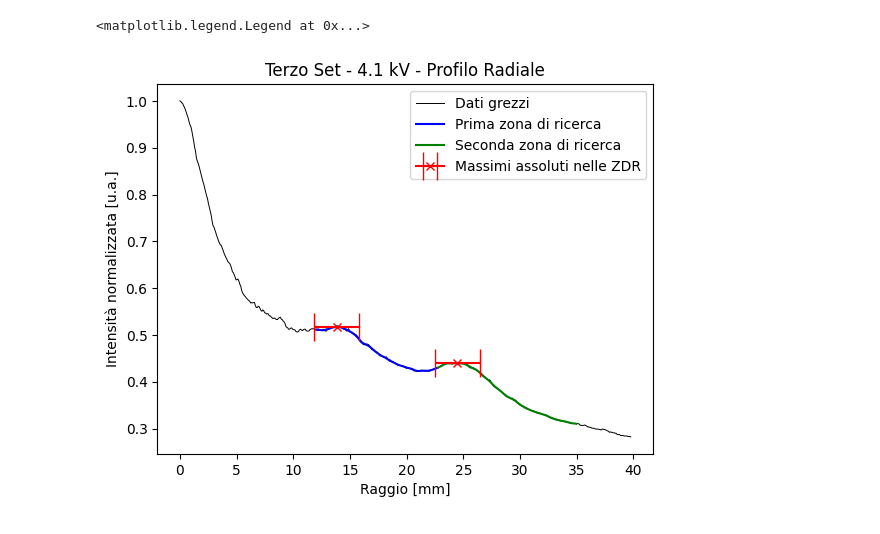
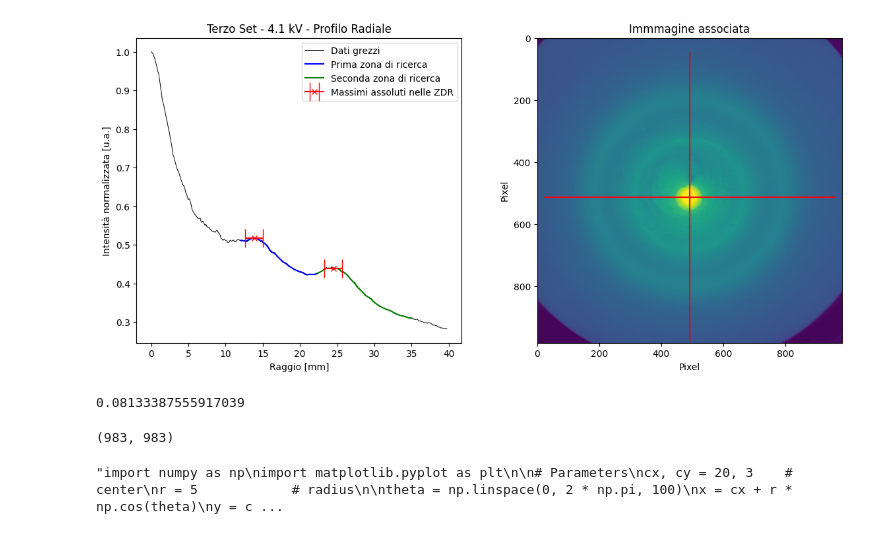
Before and after one commit to carmelo-palazzo/Analisi_Dati_DOP, a Jupyter notebook: codice_chenka_2.ipynb, the cells around one changed output. Cells and saved outputs as stored; diff of their text form; code cells hidden in the pictures.

```diff
--- a/codice_chenka_2.ipynb
+++ b/codice_chenka_2.ipynb
@@ -239,37 +269,82 @@ x=x*risultati[file]['Pixel_in_mm']
 y=risultati[file]['Fold'][:-2]
 
 #array di y passato sotto la media mobile
 y_med=media_mobile_conv(y, 9)
 
 #fette di dati tra le rette di soglia definite arbitrariamente
 cut_1_x, cut_1_y = taglia_dati(x, y_med, retta_1, retta_2)
 cut_2_x, cut_2_y = taglia_dati(x, y_med, retta_2, 35)
+
+
+plt.figure(figsize=(14,6))
+plt.subplot(121)
 plt.title('Terzo Set - 4.1 kV - Profilo Radiale')
 plt.xlabel('Raggio [mm]')
 plt.ylabel('Intensità normalizzata [u.a.]')
 
 #dati originari
-plt.plot(x,
+plt.plot(
+            x,
             y,
             linewidth=.7,
-            c='black')
+            c='black'
+        )
 
 #fette di dati passate sotto media mobile
 plt.plot(cut_1_x, cut_1_y, c='blue')
 plt.plot(cut_2_x, cut_2_y, c='green')
 
 #indici dei massimi locali all'interno delle fette
 max_1=np.argmax(cut_1_y)
 max_2=np.argmax(cut_2_y)
 
 #inserimento dei massimi
 plt.errorbar(cut_1_x[max_1], cut_1_y[max_1],xerr=err, c='red', capsize=10, marker='x')
 plt.errorbar(cut_2_x[max_2], cut_2_y[max_2],xerr=err, c='red', capsize=10, marker='x')
 
+
 plt.legend(('Dati grezzi', 'Prima zona di ricerca', 'Seconda zona di ricerca', 'Massimi assoluti nelle ZDR'))
+
+plt.subplot(122)
+plt.title('Immmagine associata')
+plt.xlabel('Pixel')
+plt.ylabel('Pixel')
+plt.scatter(risultati[file]['Riga_Centro']-0,risultati[file]['Colonna_Centro']+20, marker='+', s=100000, c='r')
+
+plt.imshow(risultati[file]['Matrice'])
+
+
+plt.show()
+
+print(risultati[file]['Pixel_in_mm'])
+risultati[file]['Matrice'].shape
 # %% [output]
+[figure, new version]
-<matplotlib.legend.Legend at 0x...>
+0.08133387555917039
-[figure, old version]
+(983, 983)
+# %%
+'''import numpy as np
+import matplotlib.pyplot as plt
+
+# Parameters
+cx, cy = 20, 3    # center
+r = 5            # radius
+
+theta = np.linspace(0, 2 * np.pi, 100)
+x = cx + r * np.cos(theta)
+y = cy + r * np.sin(theta)
+
+plt.figure()
+plt.plot(x, y)
+plt.plot(cx, cy, 'ro')  # mark the center
+plt.axis('equal')
+plt.title(f'Circle: center=({cx},{cy}), r={r}')
+plt.imshow(img)
+plt.show()
+
+'''
+# %% [output]
+"import numpy as np\nimport matplotlib.pyplot as plt\n\n# Parameters\ncx, cy = 20, 3    # center\nr = 5            # radius\n\ntheta = np.linspace(0, 2 * np.pi, 100)\nx = cx + r * np.cos(theta)\ny = c ...
 # %%
 R10=[]
 for file in risultati:
```
Also changed, not shown: parts of 9 cells of this notebook.
